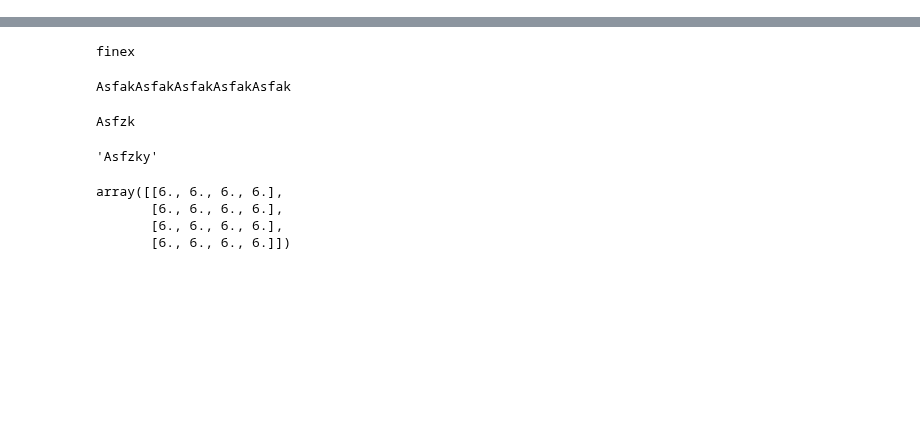
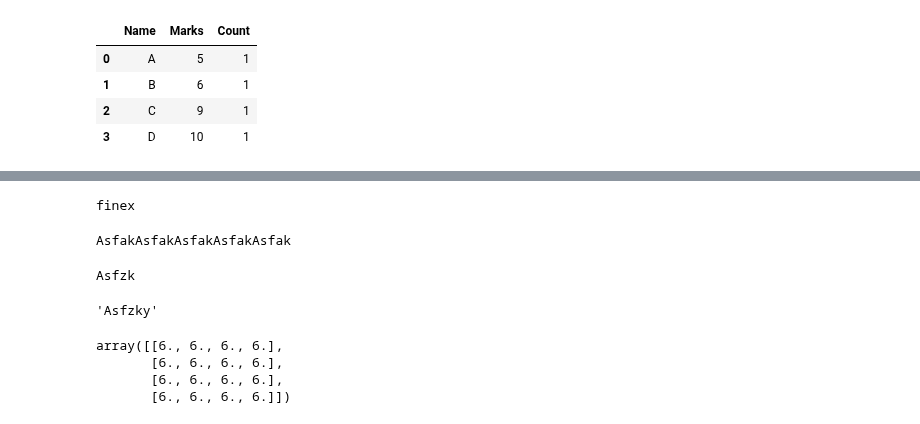
Before and after one commit to Asfak21/Python-Practice, a Jupyter notebook: Python_Practice.ipynb, the cells around one changed output, grey strips where cells are left out. Cells and saved outputs as stored; diff of their text form; code cells hidden in the pictures; blank space fills up the shorter version.

```diff
--- a/Python_Practice.ipynb
+++ b/Python_Practice.ipynb
@@ -16,3 +16,7 @@ df
 | 1 | B | 6 |
 | 2 | C | 9 |
 | 3 | D | 10 |
+# %%
+no_of_attempt = df['Name'].value_counts().reset_index()
+no_of_attempt.columns = ['Name','Count']
+no_of_attempt
@@ -18,0 +29,9 @@ df
+# %%
+final_df =pd.merge(df, no_of_attempt ,on = 'Name', how= 'left')
+final_df
+# %% [output]
+|  | Name | Marks | Count |
+| 0 | A | 5 | 1 |
+| 1 | B | 6 | 1 |
+| 2 | C | 9 | 1 |
+| 3 | D | 10 | 1 |
```
Also changed, not shown: parts of 6 cells of this notebook.
